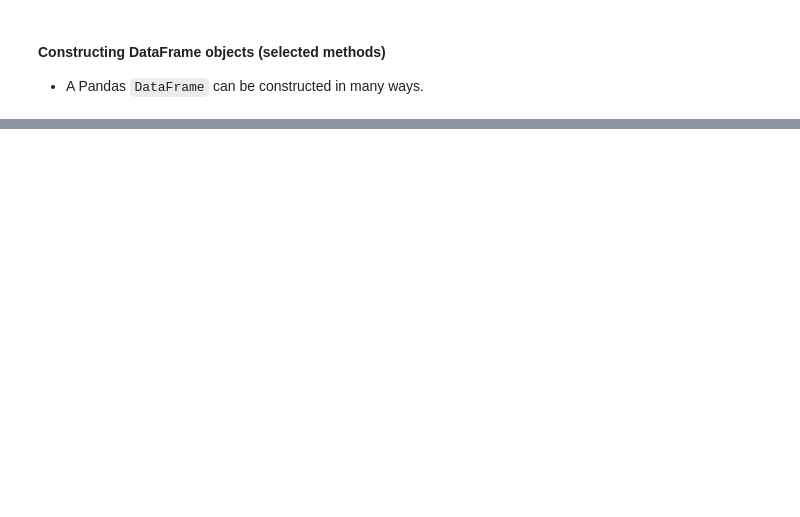
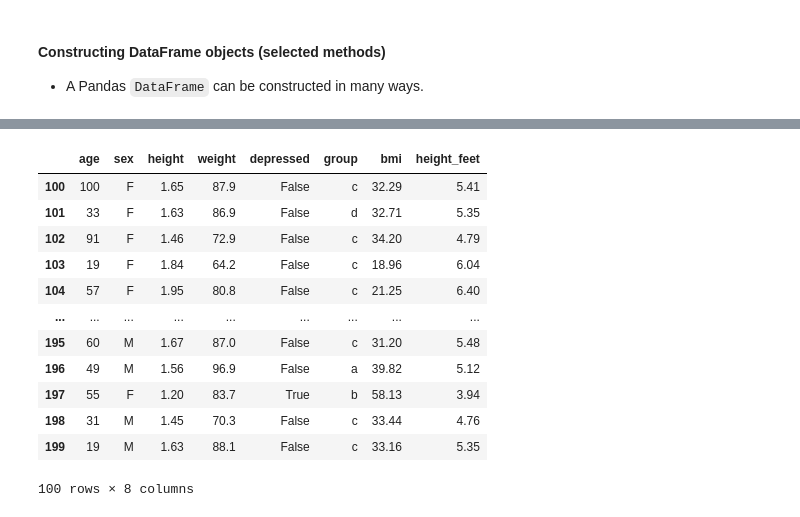
Before and after one commit to esoreq/SystemAI2022, a Jupyter notebook: bootcamp/day_04/02_Pandas_data_structures.ipynb, the cells around one changed output, grey strips where cells are left out. Cells and saved outputs as stored; diff of their text form; code cells hidden in the pictures; blank space fills up the shorter version.

```diff
--- a/bootcamp/day_04/02_Pandas_data_structures.ipynb
+++ b/bootcamp/day_04/02_Pandas_data_structures.ipynb
@@ -238,0 +263,14 @@ df
+# %%
+rng = np.random.default_rng(2022)
+n = 100
+data = dict(
+    age = np.clip(rng.normal(50,20,size=(n,)).astype(int),0,100),
+    sex = rng.choice(['M','F'],size=(n,)),
+    height = np.clip(np.round(rng.normal(1.5,0.2,size=(n,)),2),1.2,2.1),
+    weight = np.clip(np.round(rng.normal(80,15,size=(n,)),1),45,125),
+    depressed = rng.choice([True, False],p=[0.05,0.95],size=(n,)),
+    group = rng.choice(['a','b','c','d'],p=[0.15,0.25,0.5,0.1],size=(n,))
+)
+
+df = pd.DataFrame(data,index=np.arange(100,100+n))
+df.head()
@@ -238,0 +437,20 @@ df
+# %%
+df = df.assign(
+    bmi = (df.weight/( df.height ** 2)).round(2),
+    height_feet = (df.height * 3.280).round(2)
+)
+df
+# %% [output]
+|  | age | sex | height | weight | depressed | group | bmi | height_feet |
+| 100 | 100 | F | 1.65 | 87.9 | False | c | 32.29 | 5.41 |
+| 101 | 33 | F | 1.63 | 86.9 | False | d | 32.71 | 5.35 |
+| 102 | 91 | F | 1.46 | 72.9 | False | c | 34.20 | 4.79 |
+| 103 | 19 | F | 1.84 | 64.2 | False | c | 18.96 | 6.04 |
+| 104 | 57 | F | 1.95 | 80.8 | False | c | 21.25 | 6.40 |
+| ... | ... | ... | ... | ... | ... | ... | ... | ... |
+| 195 | 60 | M | 1.67 | 87.0 | False | c | 31.20 | 5.48 |
+| 196 | 49 | M | 1.56 | 96.9 | False | a | 39.82 | 5.12 |
+| 197 | 55 | F | 1.20 | 83.7 | True | b | 58.13 | 3.94 |
+| 198 | 31 | M | 1.45 | 70.3 | False | c | 33.44 | 4.76 |
+| 199 | 19 | M | 1.63 | 88.1 | False | c | 33.16 | 5.35 |
+100 rows × 8 columns
```
Also changed, not shown: parts of 52 cells of this notebook, 57 other files.
